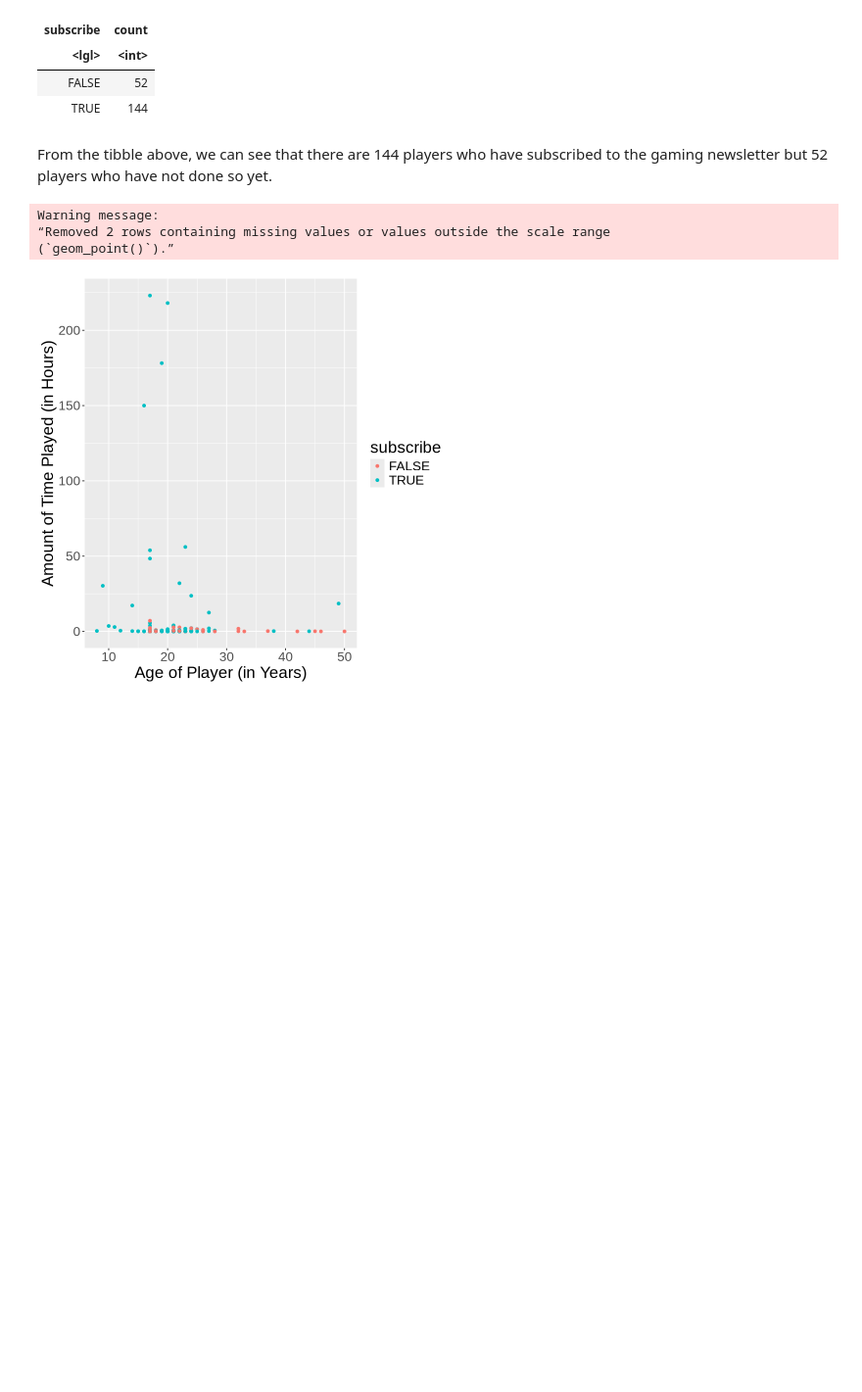
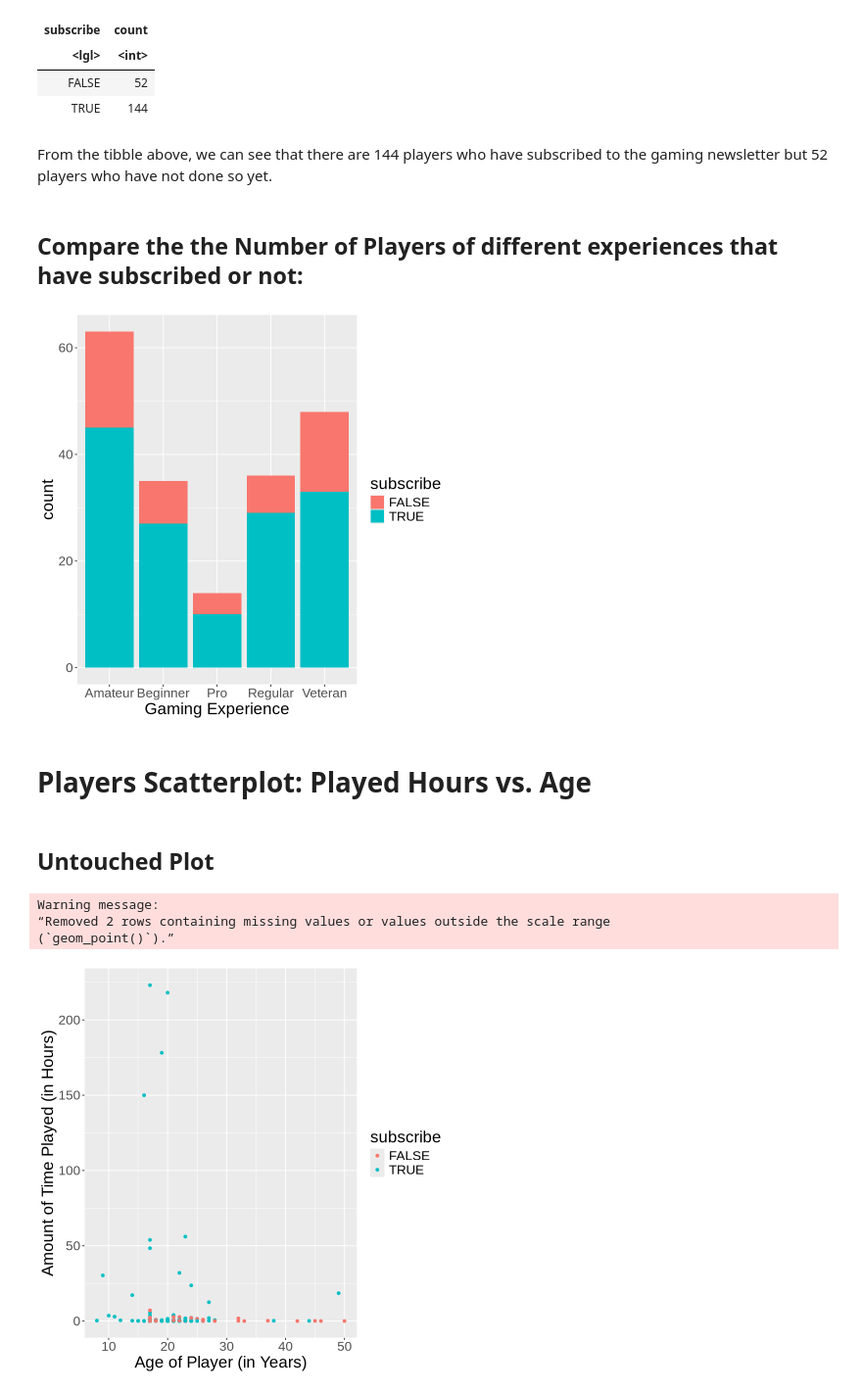
Before and after one commit to Gabriella478/dsci-100-project, a Jupyter notebook: project-2025.ipynb, the cells around one changed output. Shown at 98% size. Drawn from its saved outputs; the diff is of its cells as text; code cells hidden in the pictures; blank space fills up the shorter version.

Commit message:
Created Scatter Plots, Labelled Work and Finalized Ideas

```diff
--- a/project-2025.ipynb
+++ b/project-2025.ipynb
@@ -78,6 +107,21 @@ A tibble: 2 × 2
 | TRUE | 144 |
 # %% [markdown]
 From the tibble above, we can see that there are 144 players who have subscribed to the gaming newsletter but 52 players who have not done so yet.
+# %% [markdown]
+## Compare the the Number of Players of different experiences that have subscribed or not:
+# %%
+bar <- players |>
+    ggplot(aes(x = experience, fill = subscribe)) +
+        geom_bar() +
+        xlab("Gaming Experience") +
+        theme(text = element_text(size = 20))
+bar
+# %% [output]
+[figure, added]
+# %% [markdown]
+# Players Scatterplot: Played Hours vs. Age
+# %% [markdown]
+## Untouched Plot
 # %%
 players_scatter <- players |>
     ggplot(aes(x = Age, y = played_hours)) +
```
Also changed, not shown: parts of 28 cells of this notebook.
